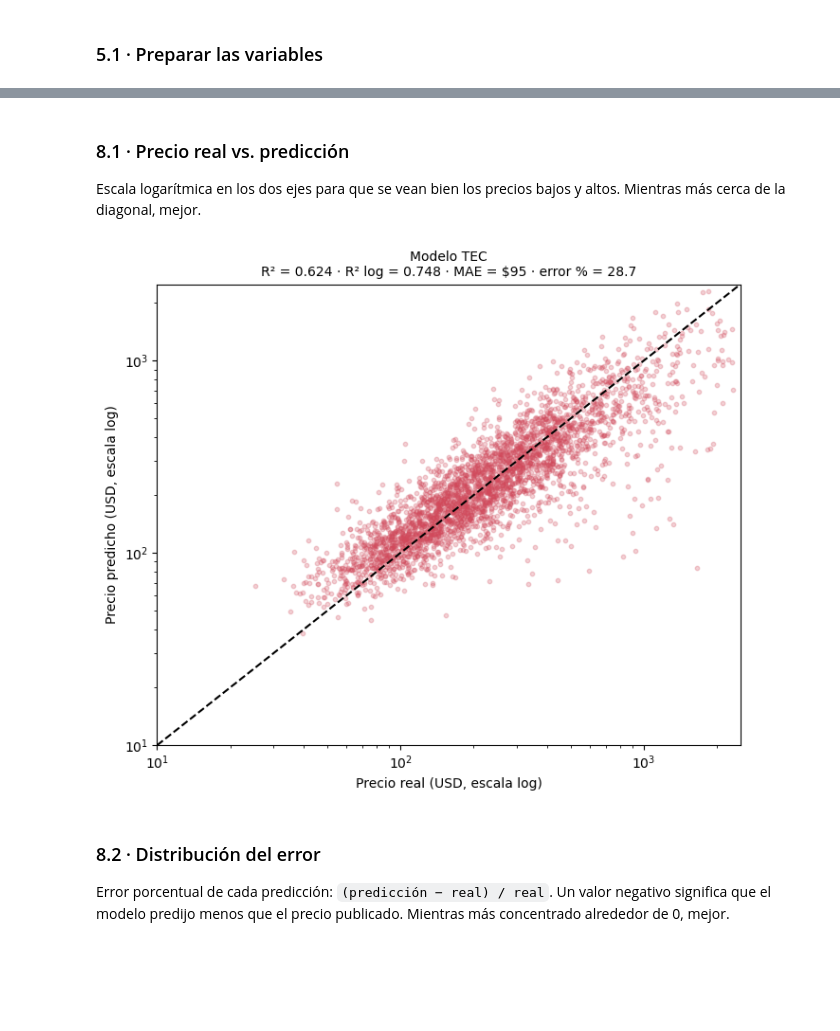
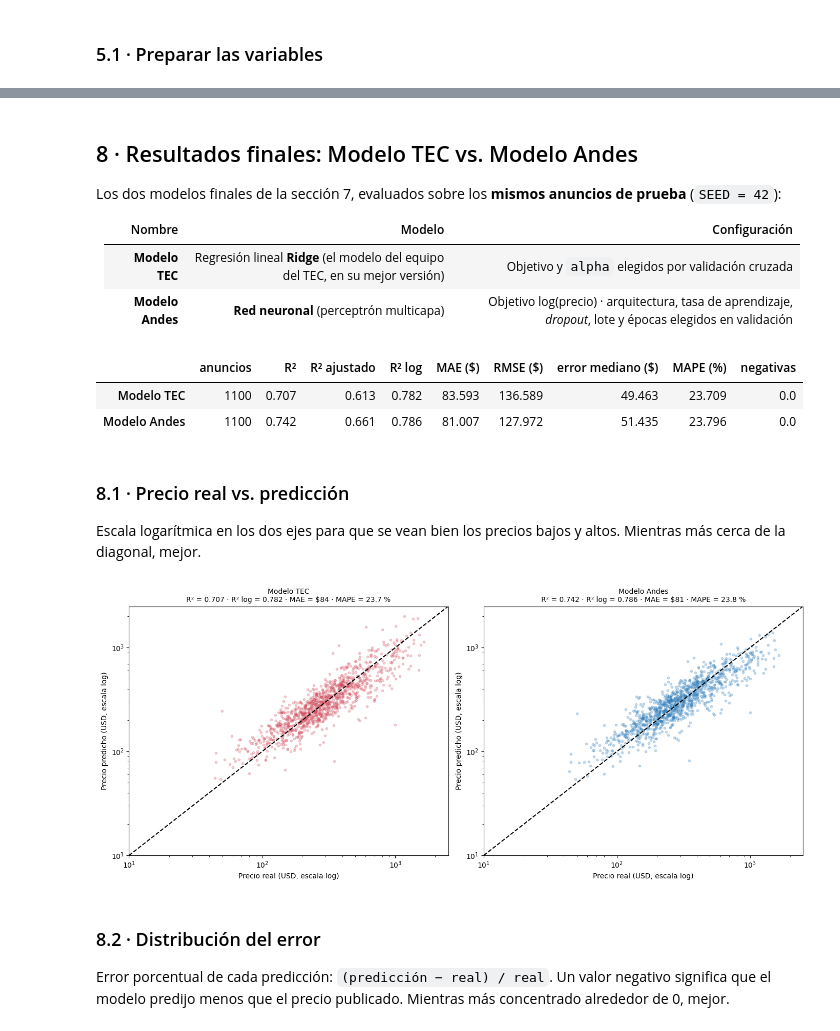
Before and after one commit to andrw4-4/airbnb-la-stay-actd, a Jupyter notebook: notebooks/LA_LA_Stay_.ipynb, the cells around one changed output, grey strips where cells are left out. Drawn from its saved outputs; the diff is of its cells as text; code cells hidden in the pictures; blank space fills up the shorter version.

Commit message:
Modelo Andes con red neuronal (búsqueda de hiperparámetros, 70/15/15) y supuestos de la regresión lineal

```diff
--- a/notebooks/LA_LA_Stay_.ipynb
+++ b/notebooks/LA_LA_Stay_.ipynb
@@ -2093,0 +1759,28 @@ final_results.round(3)
+# %%
+def final_metrics(y, p):
+    return {'R²': r2_score(y, p), 'R² log': r2_score(np.log(y), np.log(np.clip(p, 1, None))),
+            'MAE ($)': mean_absolute_error(y, p), 'RMSE ($)': np.sqrt(mean_squared_error(y, p)),
+            'error mediano ($)': np.median(np.abs(y - p)), 'MAPE (%)': np.mean(np.abs(p - y) / y) * 100,
+            'negativas': int((p < 0).sum())}
+
+nn_metrics = pd.DataFrame({'Validación': final_metrics(y_val, nn_val_pred),
+                           'Prueba': final_metrics(y_test, nn_pred)}).T
+nn_metrics.insert(1, 'R² ajustado', [adjusted_r2(nn_metrics.loc[s, 'R²'], n, Z_fit.shape[1])
+                                    for s, n in [('Validación', len(y_val)), ('Prueba', len(y_test))]])
+display(nn_metrics.round(3))
+
+fig, axes = plt.subplots(1, 2, figsize=(14, 5.5))
+axes[0].scatter(y_test, nn_pred, alpha=0.3, s=10, color='#2a7ab9')
+axes[0].plot([10, 2500], [10, 2500], '--', color='black')
+axes[0].set_xscale('log'); axes[0].set_yscale('log'); axes[0].set_xlim(10, 2500); axes[0].set_ylim(10, 2500)
+m = nn_metrics.loc['Prueba']
+axes[0].set_title(f"Red neuronal: precio real vs. estimado (prueba)\nR² = {m['R²']:.3f} · RMSE = \\${m['RMSE ($)']:.0f} · MAE = \\${m['MAE ($)']:.0f}")
+axes[0].set_xlabel('Precio real (USD, escala log)'); axes[0].set_ylabel('Precio estimado (USD, escala log)')
+resid_nn = y_test - nn_pred
+axes[1].scatter(nn_pred, resid_nn, alpha=0.3, s=10, color='#2a7ab9')
+axes[1].axhline(0, linestyle='--', color='black')
+axes[1].set_xscale('log')
+axes[1].set_title('Residuos vs. precio estimado (prueba)')
+axes[1].set_xlabel('Precio estimado (USD, escala log)'); axes[1].set_ylabel('Real − estimado (USD)')
+plt.tight_layout()
+plt.show()
@@ -2094,22 +1836,42 @@ final_results.round(3)
+# %% [markdown]
+## 8 · Resultados finales: Modelo TEC vs. Modelo Andes
+Los dos modelos finales de la sección 7, evaluados sobre los **mismos anuncios de prueba** (`SEED = 42`):
+
+| Nombre | Modelo | Configuración |
+|---|---|---|
+| **Modelo TEC** | Regresión lineal **Ridge** (el modelo del equipo del TEC, en su mejor versión) | Objetivo y `alpha` elegidos por validación cruzada |
+| **Modelo Andes** | **Red neuronal** (perceptrón multicapa) | Objetivo log(precio) · arquitectura, tasa de aprendizaje, *dropout*, lote y épocas elegidos en validación |
+# %%
+FINAL = {'Modelo TEC': ridge_candidates[BEST_RIDGE]['pred'], 'Modelo Andes': nn_pred}
+FINAL_COLORS = {'Modelo TEC': '#d1495b', 'Modelo Andes': '#2a7ab9'}
+FINAL_P = {'Modelo TEC': ridge_cols, 'Modelo Andes': Z_fit.shape[1]}
+
+final_results = pd.DataFrame({name: final_metrics(y_true, pred) for name, pred in FINAL.items()}).T
+final_results.insert(1, 'R² ajustado', [adjusted_r2(final_results.loc[n, 'R²'], len(y_true), FINAL_P[n]) for n in final_results.index])
+final_results.insert(0, 'anuncios', len(y_true))
+final_results.round(3)
+# %% [output]
+|  | anuncios | R² | R² ajustado | R² log | MAE ($) | RMSE ($) | error mediano ($) | MAPE (%) | negativas |
+| Modelo TEC | 1100 | 0.707 | 0.613 | 0.782 | 83.593 | 136.589 | 49.463 | 23.709 | 0.0 |
+| Modelo Andes | 1100 | 0.742 | 0.661 | 0.786 | 81.007 | 127.972 | 51.435 | 23.796 | 0.0 |
 # %% [markdown]
 ### 8.1 · Precio real vs. predicción
 Escala logarítmica en los dos ejes para que se vean bien los precios bajos y altos. Mientras más cerca de la diagonal, mejor.
 # %%
 fig, axes = plt.subplots(1, len(FINAL), figsize=(7 * len(FINAL), 6))
-axes = np.atleast_1d(axes)
-for ax, (model_name, pred) in zip(axes, FINAL.items()):
+for ax, (model_name, pred) in zip(np.atleast_1d(axes), FINAL.items()):
     ax.scatter(y_true, np.clip(pred, 10, None), alpha=0.25, s=10, color=FINAL_COLORS[model_name])
     ax.plot([10, 2500], [10, 2500], '--', color='black')
     ax.set_xscale('log'); ax.set_yscale('log'); ax.set_xlim(10, 2500); ax.set_ylim(10, 2500)
-    m = final_metrics(y_true, pred)
-    ax.set_title(f"{model_name}\nR² = {m['R²']:.3f} · R² log = {m['R² log']:.3f} · MAE = ${m['MAE ($)']:.0f} · error % = {m['error % medio']:.1f}",
+    m = final_results.loc[model_name]
+    ax.set_title(f"{model_name}\nR² = {m['R²']:.3f} · R² log = {m['R² log']:.3f} · MAE = \\${m['MAE ($)']:.0f} · MAPE = {m['MAPE (%)']:.1f} %",
                  fontsize=10)
     ax.set_xlabel('Precio real (USD, escala log)')
     ax.set_ylabel('Precio predicho (USD, escala log)')
 plt.tight_layout()
 plt.show()
 # %% [output]
-[figure, old version]
+[figure, new version]
 # %% [markdown]
 ### 8.2 · Distribución del error
 Error porcentual de cada predicción: `(predicción − real) / real`. Un valor negativo significa que el modelo predijo menos que el precio publicado. Mientras más concentrado alrededor de 0, mejor.
```
Also changed, not shown: parts of 139 cells of this notebook.
